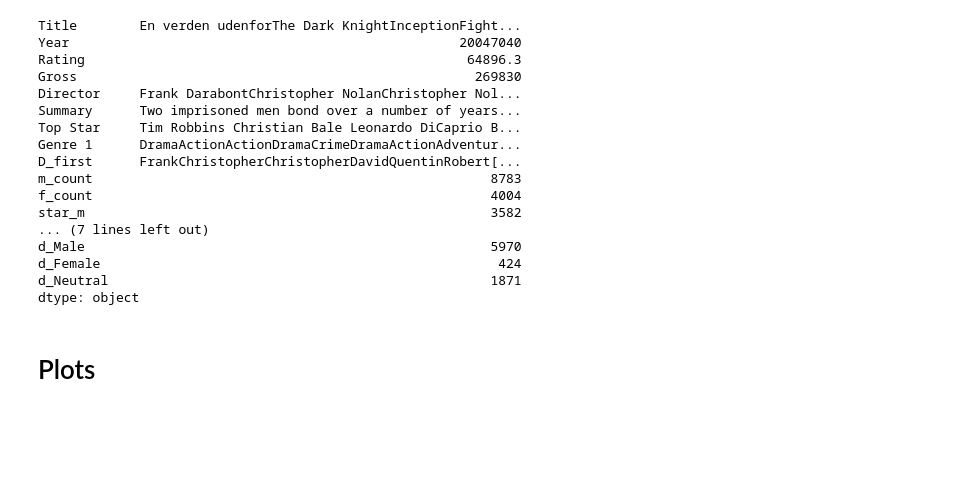
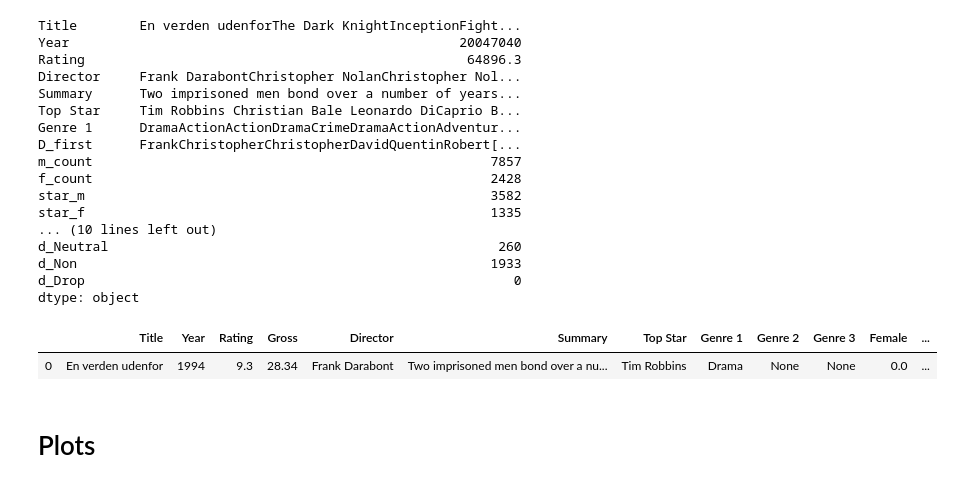
Before and after one commit to jbjornholm/Group-31-SoDa, a Jupyter notebook: Frederik/Exam/Matching.ipynb, the cells around one changed output. Cells and saved outputs as stored; diff of their text form; code cells hidden in the pictures; blank space fills up the shorter version.

```diff
--- a/Frederik/Exam/Matching.ipynb
+++ b/Frederik/Exam/Matching.ipynb
@@ -326,8 +295,10 @@ done.loc[(done.f_count > 0), 'Female'] = 1
 done.loc[(done.f_count > 0) & (done.m_count > 0), 'Neutral'] = 1
 done.loc[(done.star_m) ==1, 'Neutral'] = 0
 done.loc[(done.star_m) ==1, 'Female'] = 0
+done.loc[(done.star_m) ==1, 'Male'] = 1
 done.loc[(done.star_f) ==1, 'Neutral'] = 0
 done.loc[(done.star_f) ==1, 'Male'] = 0
+done.loc[(done.star_f) ==1, 'Female'] = 1
 done.loc[(done.m_count==0) & (done.f_count==0) & (done.star_m==0) & (done.star_f==0), 'Non'] = 1
 done.loc[done.Neutral==1, 'Male'] = 0
 done.loc[done.Neutral==1, 'Female'] = 0
@@ -337,24 +308,46 @@ done.loc[done.Neutral==1, 'Female'] = 0
 done.loc[(done.d_m_count > 0), 'd_Male'] = 1
 done.loc[(done.d_f_count > 0), 'd_Female'] = 1
 done.loc[(done.d_f_count > 0) & (done.d_m_count > 0), 'd_Neutral'] = 1
+done.loc[(done.d_star_m) ==1, 'd_Neutral'] = 0
+done.loc[(done.d_star_m) ==1, 'd_Female'] = 0
+done.loc[(done.d_star_m) ==1, 'd_Male'] = 1
+done.loc[(done.d_star_f) ==1, 'd_Neutral'] = 0
+done.loc[(done.d_star_f) ==1, 'd_Male'] = 0
+done.loc[(done.d_star_f) ==1, 'd_Female'] = 1
 done.loc[done.d_Neutral==1, 'd_Male'] = 0
 done.loc[done.d_Neutral==1, 'd_Female'] = 0
+done.loc[(done.d_m_count==0) & (done.d_f_count==0) & (done.d_star_m==0) & (done.d_star_f==0), 'd_Non'] = 1
+done.loc[(done.d_Neutral==0) & (done.d_Non==1), 'd_Drop'] = 1
+
 done.sum(axis=0, skipna=True)
 # %% [output]
 Title        En verden udenforThe Dark KnightInceptionFight...
 Year                                                  20047040
 Rating                                                 64896.3
-Gross                                                   269830
 Director     Frank DarabontChristopher NolanChristopher Nol...
 Summary      Two imprisoned men bond over a number of years...
 Top Star     Tim Robbins Christian Bale Leonardo DiCaprio B...
 Genre 1      DramaActionActionDramaCrimeDramaActionAdventur...
 D_first      FrankChristopherChristopherDavidQuentinRobert[...
-m_count                                                   8783
-f_count                                                   4004
+m_count                                                   7857
+f_count                                                   2428
 star_m                                                    3582
-... (7 lines left out)
-d_Male                                                    5970
-d_Female                                                   424
-d_Neutral                                                 1871
+star_f                                                    1335
+... (10 lines left out)
+d_Neutral                                                  260
+d_Non                                                     1933
+d_Drop                                                       0
 dtype: object
+# %%
+# Remove Neutral and Non and clean up
+done_1=done.drop(columns=['star_f','star_m','m_count','f_count','d_m_count','d_f_count','d_star_m','d_star_f'])
+done_1.head(1)
+done_1=done_1[done_1.Neutral != 1]
+done_1=done_1[done_1.Non != 1]
+done_2=done_1[done_1.d_Neutral != 1]
+done_2=done_2[done_1.d_Non != 1]
+done_true=done_1.drop(columns=['Male','Neutral','Non','d_Male','d_Neutral','d_Non','D_first','F_last','Star 2','Star 3','Star 4'])
+done_true.head(1)
+# %% [output]
+|  | Title | Year | Rating | Gross | Director | Summary | Top Star | Genre 1 | Genre 2 | Genre 3 | Female | ... |
+| 0 | En verden udenfor | 1994 | 9.3 | 28.34 | Frank Darabont | Two imprisoned men bond over a nu... | Tim Robbins | Drama | None | None | 0.0 | ... |
```
Also changed, not shown: parts of 9 cells of this notebook, 5 other files.
